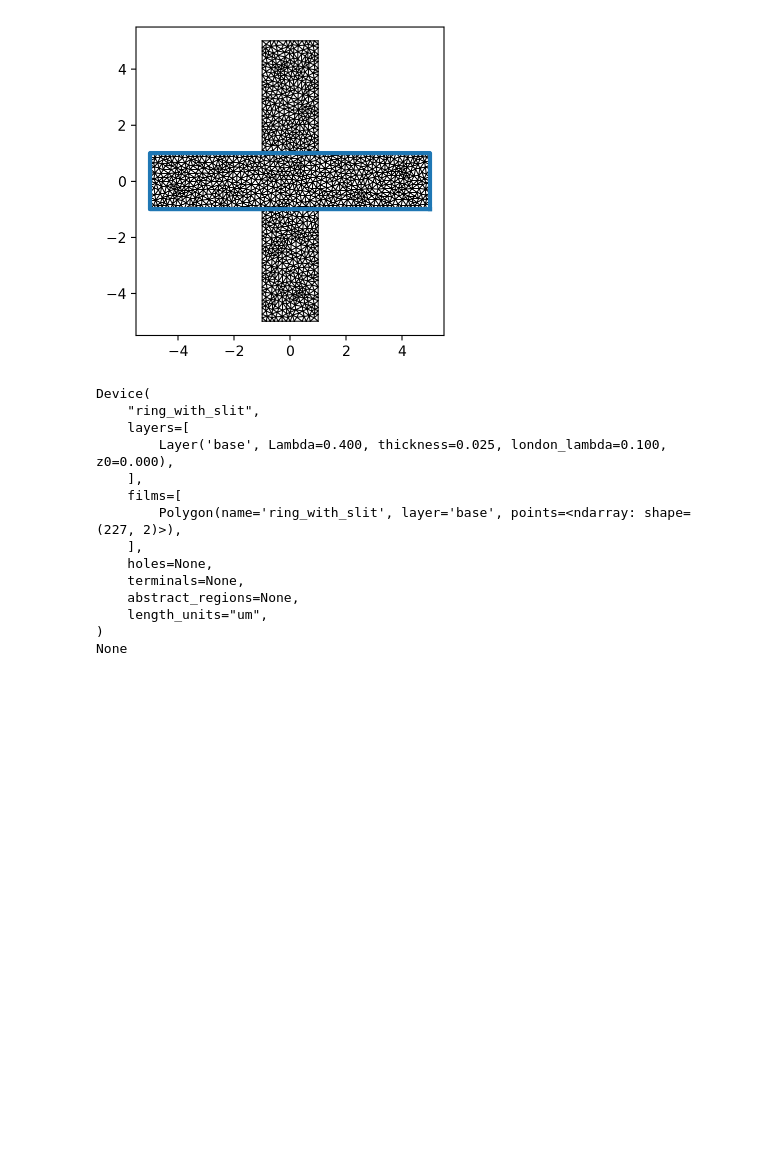
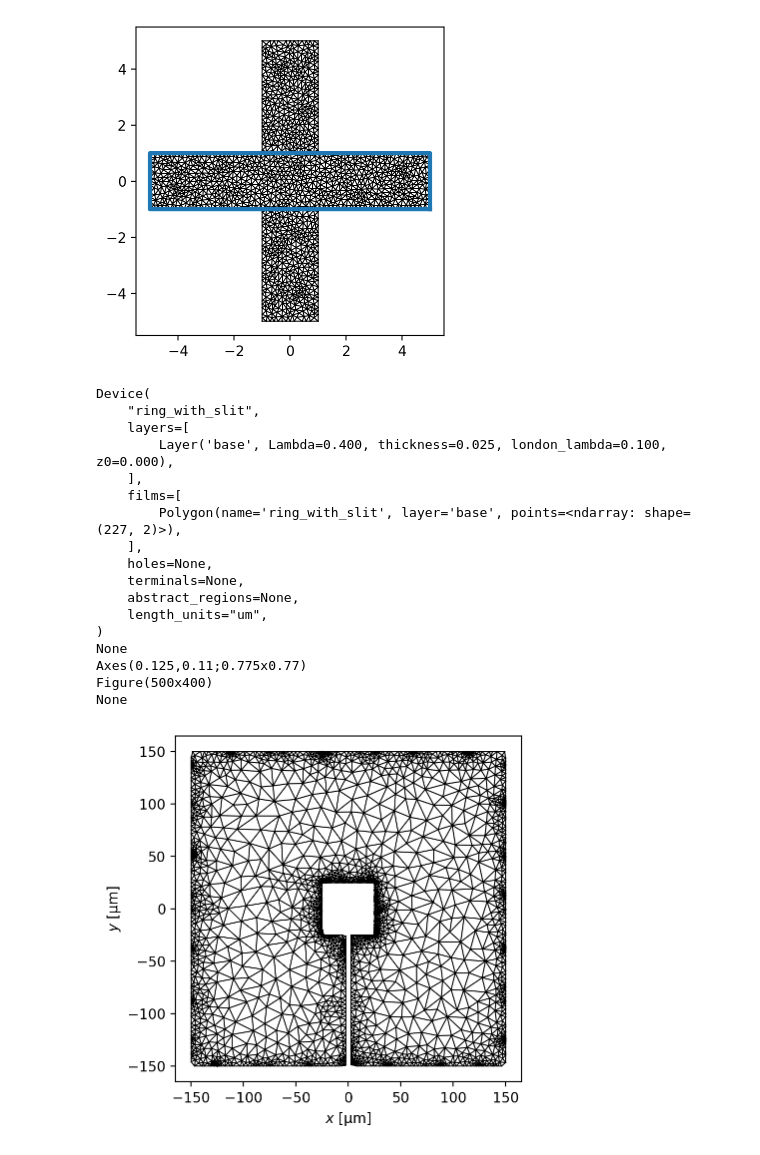
Before and after one commit to LeviathansDaughter/LOLIGO-VULGARIS, a Jupyter notebook: Untitled4.ipynb, the cells around one changed output. Saved outputs shown, nothing was run; the diff lists cells and outputs as text; code cells hidden in the pictures; blank space fills up the shorter version.

```diff
--- a/Untitled4.ipynb
+++ b/Untitled4.ipynb
@@ -550,31 +552,46 @@ film = sc.Polygon.from_difference(
     [ring, slit, hole], name="ring_with_slit", layer="base"
 )
 
 
 device = sc.Device(
     film.name,
     layers=[layer],
     films=[film],
     length_units=length_units,
 )
 
 print(device)
 
 MESH = device.make_mesh(min_points=3000, smooth=0)
 print(MESH)
-# x,y = MESH.sites.T # okay i think i get it now
+
+# x,y = MESH.sites.T # i feel like this should work since MESH stores the mesh data
+# of the entire thing. however it's value is coming out as zero for whatever reason.
+# maybe making a class containing the data would help? im not too sure.
+# it works fine for the PLUS SQUID, but this is just weird, imma tell you that.
+# just, what am i missing?
+
+fig, ax = device.plot_mesh(edge_color="k", show_sites=False)
+print(ax)
+print(fig)
+# mesh = device.make_mesh(min_points=1500)
+# print(mesh)
 # %% [output]
 Device(
     "ring_with_slit",
     layers=[
         Layer('base', Lambda=0.400, thickness=0.025, london_lambda=0.100, z0=0.000),
     ],
     films=[
         Polygon(name='ring_with_slit', layer='base', points=<ndarray: shape=(227, 2)>),
     ],
     holes=None,
     terminals=None,
     abstract_regions=None,
     length_units="um",
 )
 None
+Axes(0.125,0.11;0.775x0.77)
+Figure(500x400)
+None
+[figure, added]
```
Also changed, not shown: parts of 1 cell of this notebook.
